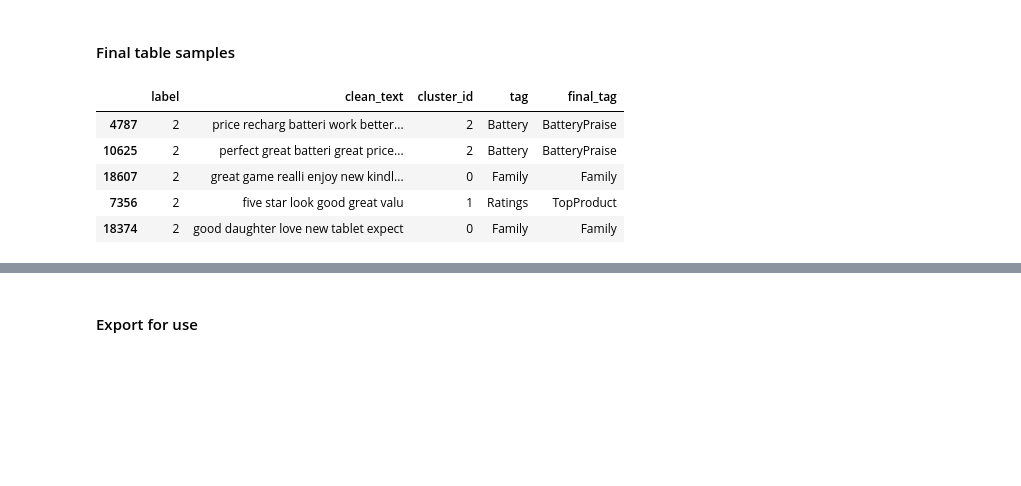
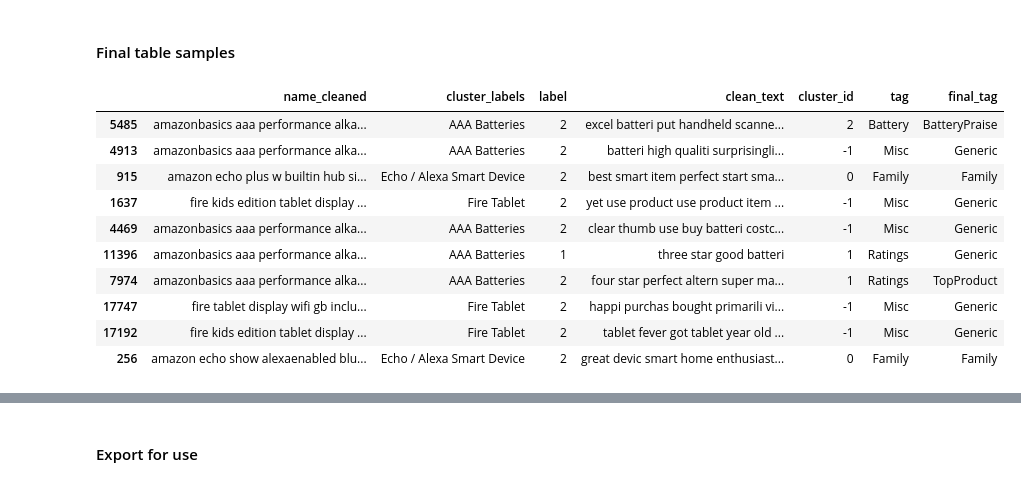
Before and after one commit to baggiyam/project-nlp-business-case-automated-customers-reviews-v2, a Jupyter notebook: bertopic_clustering_analysis.ipynb, the cells around one changed output, grey strips where cells are left out. Drawn from its saved outputs; the diff is of its cells as text; code cells hidden in the pictures; blank space fills up the shorter version.

```diff
--- a/bertopic_clustering_analysis.ipynb
+++ b/bertopic_clustering_analysis.ipynb
@@ -501,11 +506,16 @@ df_clean['final_tag'] = df_clean.apply(assign_final_tag, axis=1)
 # %% [markdown]
 #### Final table samples
 # %%
-df_clean[["label","clean_text", "cluster_id", "tag","final_tag"]].sample(5)
+df_clean[["name_cleaned","cluster_labels","label","clean_text", "cluster_id", "tag","final_tag"]].sample(10)
 # %% [output]
-|  | label | clean_text | cluster_id | tag | final_tag |
-| 4787 | 2 | price recharg batteri work better... | 2 | Battery | BatteryPraise |
-| 10625 | 2 | perfect great batteri great price... | 2 | Battery | BatteryPraise |
-| 18607 | 2 | great game realli enjoy new kindl... | 0 | Family | Family |
-| 7356 | 2 | five star look good great valu | 1 | Ratings | TopProduct |
-| 18374 | 2 | good daughter love new tablet expect | 0 | Family | Family |
+|  | name_cleaned | cluster_labels | label | clean_text | cluster_id | tag | final_tag |
+| 5485 | amazonbasics aaa performance alka... | AAA Batteries | 2 | excel batteri put handheld scanne... | 2 | Battery | BatteryPraise |
+| 4913 | amazonbasics aaa performance alka... | AAA Batteries | 2 | batteri high qualiti surprisingli... | -1 | Misc | Generic |
+| 915 | amazon echo plus w builtin hub si... | Echo / Alexa Smart Device | 2 | best smart item perfect start sma... | 0 | Family | Family |
+| 1637 | fire kids edition tablet display ... | Fire Tablet | 2 | yet use product use product item ... | -1 | Misc | Generic |
+| 4469 | amazonbasics aaa performance alka... | AAA Batteries | 2 | clear thumb use buy batteri costc... | -1 | Misc | Generic |
+| 11396 | amazonbasics aaa performance alka... | AAA Batteries | 1 | three star good batteri | 1 | Ratings | Generic |
+| 7974 | amazonbasics aaa performance alka... | AAA Batteries | 2 | four star perfect altern super ma... | 1 | Ratings | TopProduct |
+| 17747 | fire tablet display wifi gb inclu... | Fire Tablet | 2 | happi purchas bought primarili vi... | -1 | Misc | Generic |
+| 17192 | fire kids edition tablet display ... | Fire Tablet | 2 | tablet fever got tablet year old ... | -1 | Misc | Generic |
+| 256 | amazon echo show alexaenabled blu... | Echo / Alexa Smart Device | 2 | great devic smart home enthusiast... | 0 | Family | Family |
```
Also changed, not shown: parts of 14 cells of this notebook, 3 other files.
